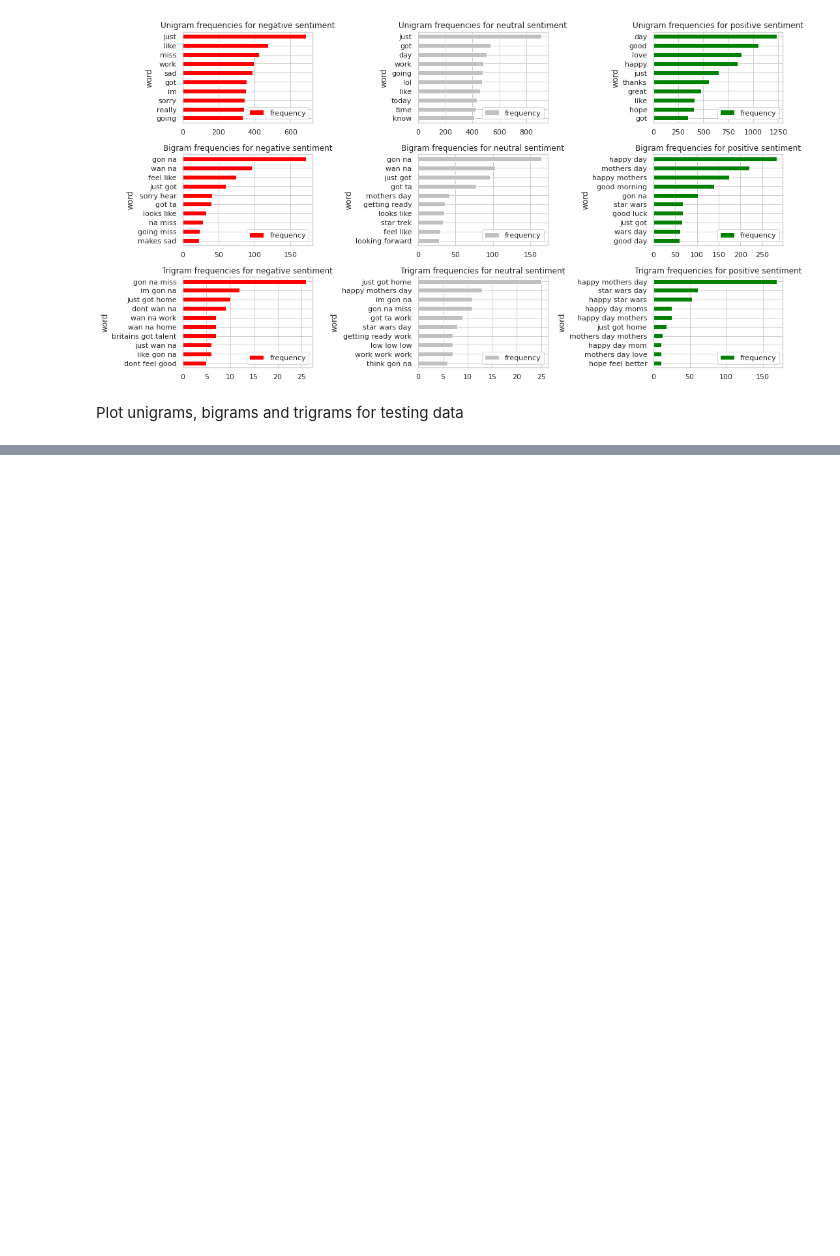
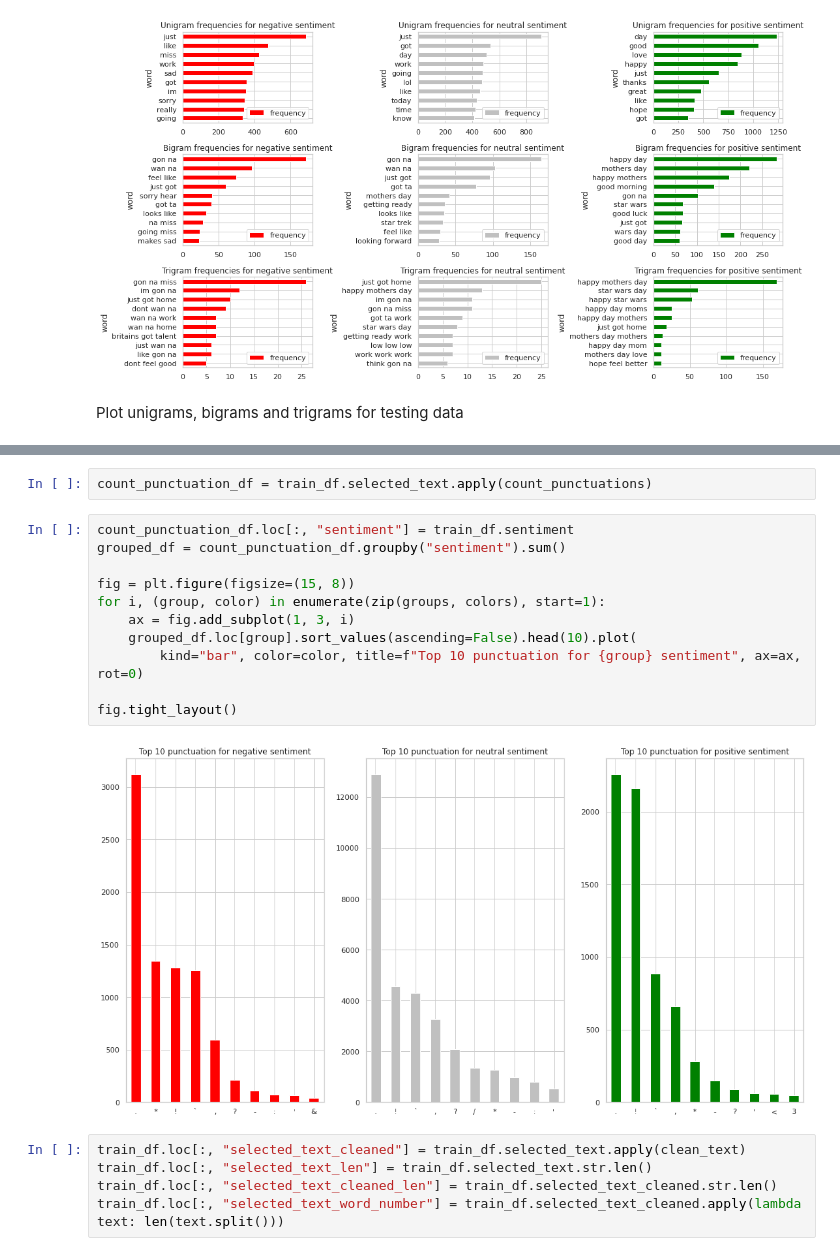
Before and after one commit to casals90/nlp_twitter_sentiment_extraction, a Jupyter notebook: Data cleaning and EDA.ipynb, the cells around one changed output, grey strips where cells are left out. Saved outputs shown, nothing was run; the diff lists cells and outputs as text; blank space fills up the shorter version.

```diff
--- a/Data cleaning and EDA.ipynb
+++ b/Data cleaning and EDA.ipynb
@@ -325,0 +358,20 @@ plot_unigrams_bigrams_trigrams(word_count_by_sentiment, grouped_words, groups, c
+# %%
+count_punctuation_df = train_df.selected_text.apply(count_punctuations)
+# %%
+count_punctuation_df.loc[:, "sentiment"] = train_df.sentiment
+grouped_df = count_punctuation_df.groupby("sentiment").sum()
+
+fig = plt.figure(figsize=(15, 8))
+for i, (group, color) in enumerate(zip(groups, colors), start=1):
+    ax = fig.add_subplot(1, 3, i)
+    grouped_df.loc[group].sort_values(ascending=False).head(10).plot(
+        kind="bar", color=color, title=f"Top 10 punctuation for {group} sentiment", ax=ax, rot=0)
+
+fig.tight_layout()
+# %% [output]
+[figure, added]
+# %%
+train_df.loc[:, "selected_text_cleaned"] = train_df.selected_text.apply(clean_text)
+train_df.loc[:, "selected_text_len"] = train_df.selected_text.str.len()
+train_df.loc[:, "selected_text_cleaned_len"] = train_df.selected_text_cleaned.str.len()
+train_df.loc[:, "selected_text_word_number"] = train_df.selected_text_cleaned.apply(lambda text: len(text.split()))
```
Also changed, not shown: parts of 19 cells of this notebook.
